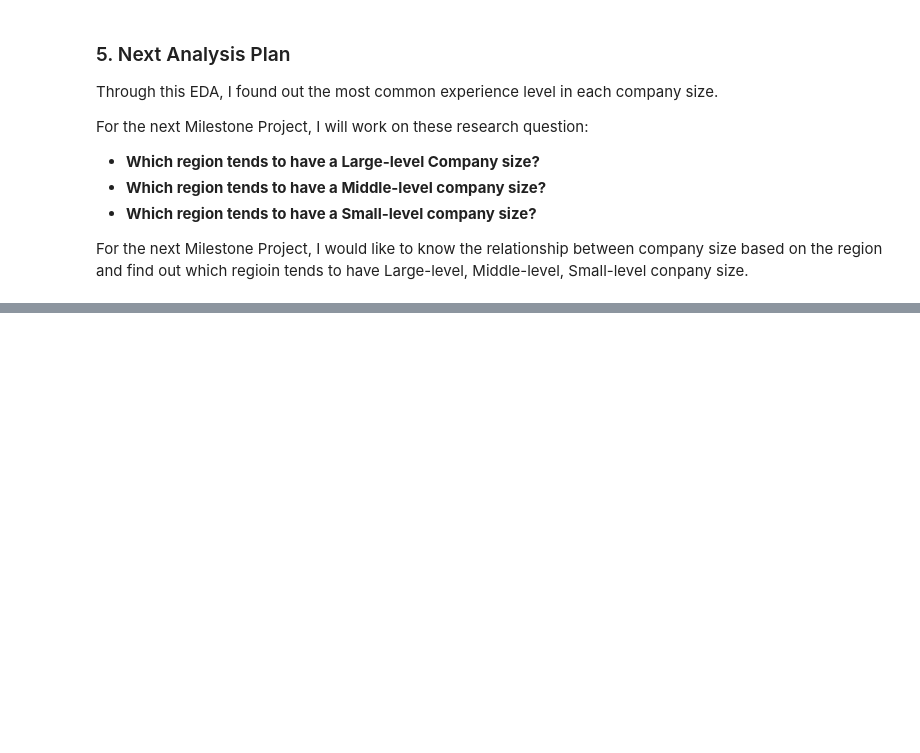
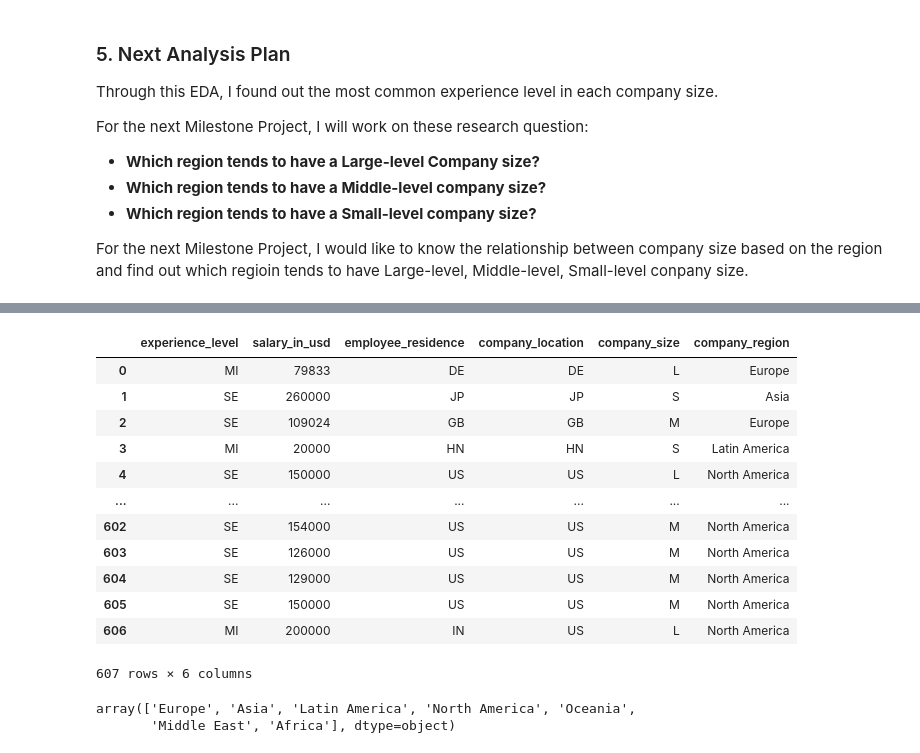
Before and after one commit to ubco-W2022T2-data301/project-group-group07, a Jupyter notebook: analysis/analysis1.ipynb, the cells around one changed output, grey strips where cells are left out. Saved outputs shown, nothing was run; the diff lists cells and outputs as text; code cells hidden in the pictures; blank space fills up the shorter version.

```diff
--- a/analysis/analysis1.ipynb
+++ b/analysis/analysis1.ipynb
@@ -220,0 +223,16 @@ For the next Milestone Project, I would like to know the relationship between co
+# %%
+import pandas as pd
+import numpy as np
+import matplotlib.pyplot as plt
+import seaborn as sns
+
+sns.set_theme(style="whitegrid",
+              font_scale=1.3, # This scales the fonts slightly higher
+             )
+# And we're going to remove the top and right axis lines
+import matplotlib.pyplot as plt
+plt.rc("axes.spines", top=False, right=False)
+
+# 1. load data
+df = pd.read_csv("../data/processed/ds_salaries_1.csv")
+df
@@ -220,0 +253,23 @@ For the next Milestone Project, I would like to know the relationship between co
+# %%
+# 2. clean data
+df1 = df.drop(columns=["work_year", "employment_type", "job_title", "salary", "salary_currency", "remote_ratio"])
+df1
+# %% [output]
+|  | experience_level | salary_in_usd | employee_residence | company_location | company_size | company_region |
+| 0 | MI | 79833 | DE | DE | L | Europe |
+| 1 | SE | 260000 | JP | JP | S | Asia |
+| 2 | SE | 109024 | GB | GB | M | Europe |
+| 3 | MI | 20000 | HN | HN | S | Latin America |
+| 4 | SE | 150000 | US | US | L | North America |
+| ... | ... | ... | ... | ... | ... | ... |
+| 602 | SE | 154000 | US | US | M | North America |
+| 603 | SE | 126000 | US | US | M | North America |
+| 604 | SE | 129000 | US | US | M | North America |
+| 605 | SE | 150000 | US | US | M | North America |
+| 606 | MI | 200000 | IN | US | L | North America |
+607 rows × 6 columns
+# %%
+df["company_region"].unique()
+# %% [output]
+array(['Europe', 'Asia', 'Latin America', 'North America', 'Oceania',
+       'Middle East', 'Africa'], dtype=object)
```
Also changed, not shown: parts of 36 cells of this notebook.
